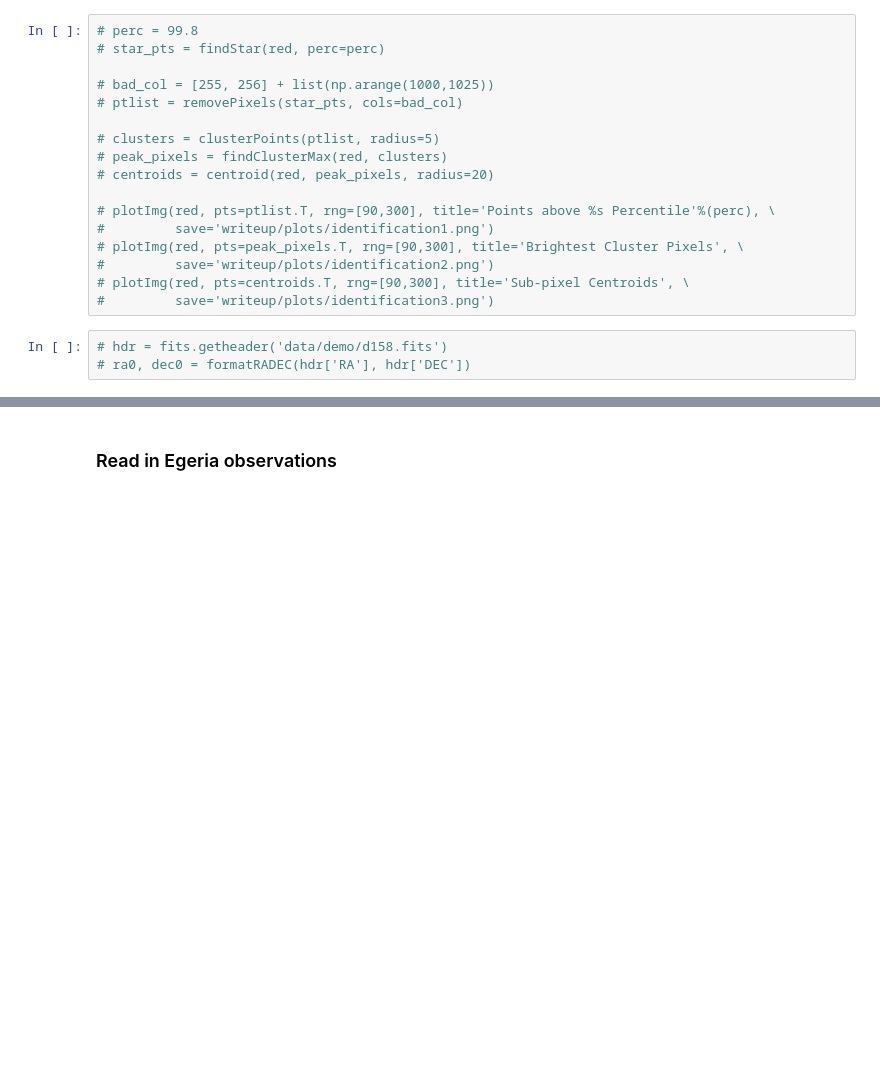
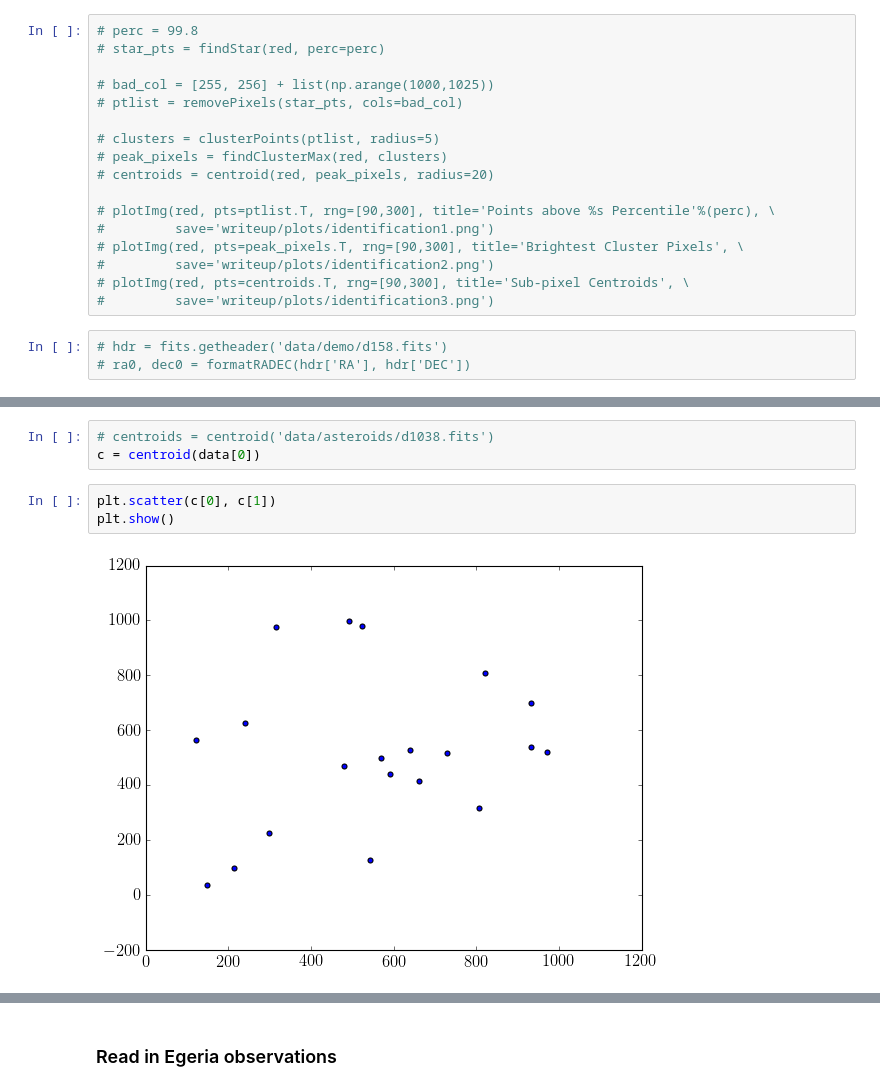
Before and after one commit to jbirky/AsteroidAstrometry, a Jupyter notebook: positions.ipynb, the cells around one changed output, grey strips where cells are left out. Drawn from its saved outputs; the diff is of its cells as text; blank space fills up the shorter version.

```diff
--- a/positions.ipynb
+++ b/positions.ipynb
@@ -46,0 +88,8 @@ from coordinates import formatRADEC, angleToProjected, projectedToPixelIdeal, pr
+# %%
+# centroids = centroid('data/asteroids/d1038.fits')
+c = centroid(data[0])
+# %%
+plt.scatter(c[0], c[1])
+plt.show()
+# %% [output]
+[figure, added]
```
Also changed, not shown: parts of 10 cells of this notebook, 1 other file.
